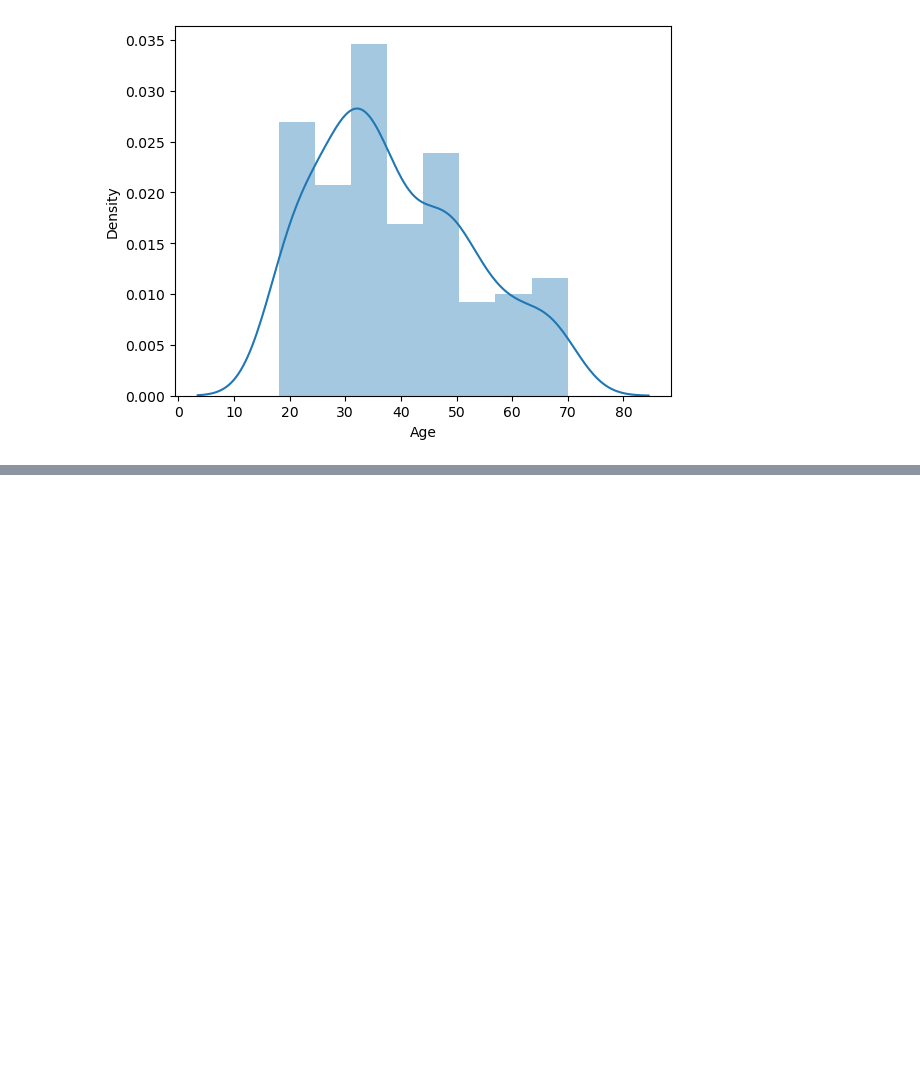
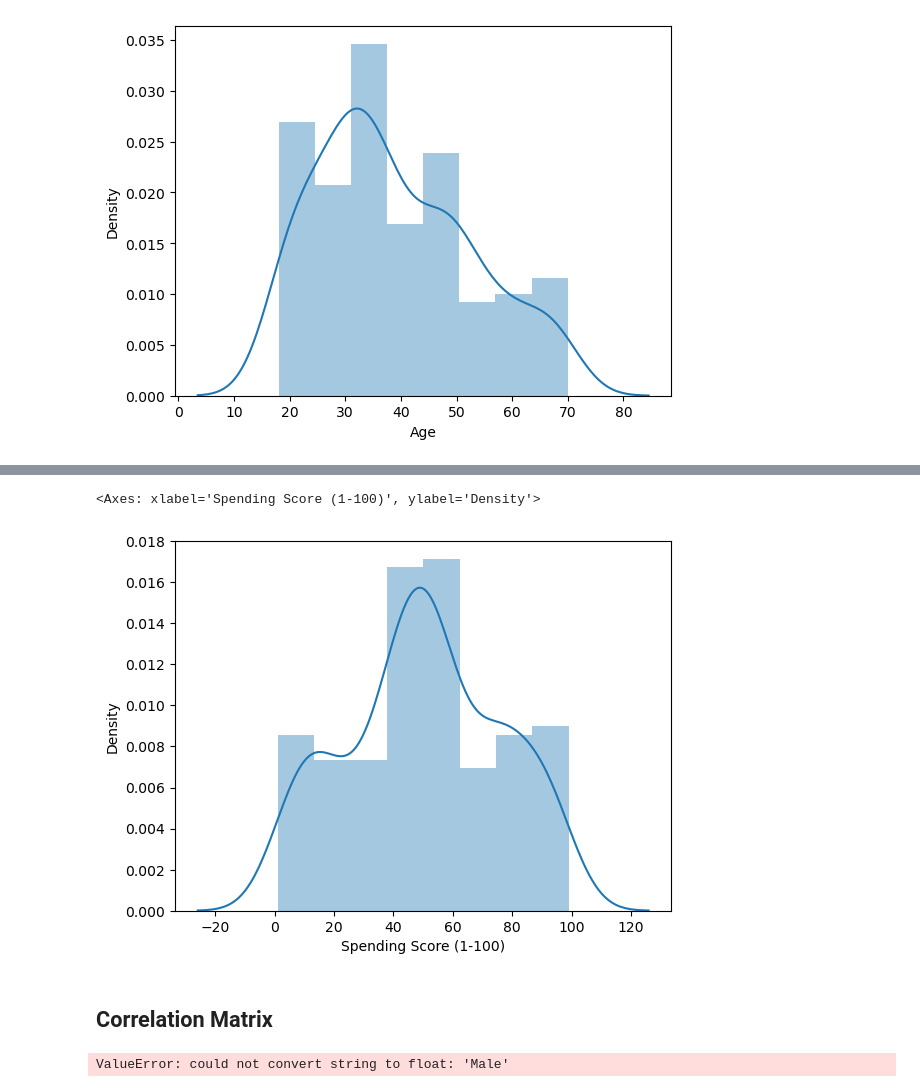
Before and after one commit to ParamDesai111/Mall-Customer-Segmentation-Analysis, a Jupyter notebook: Analysis-Clustering.ipynb, the cells around one changed output, grey strips where cells are left out. Saved outputs shown, nothing was run; the diff lists cells and outputs as text; code cells hidden in the pictures; blank space fills up the shorter version.

Commit message:
Correlation Matrix

```diff
--- a/Analysis-Clustering.ipynb
+++ b/Analysis-Clustering.ipynb
@@ -63,0 +74,12 @@ sns.distplot(df['Age'])
+# %%
+sns.distplot(df['Spending Score (1-100)']) # Almost Uniform
+# %% [output]
+<Axes: xlabel='Spending Score (1-100)', ylabel='Density'>
+[figure, added]
+# %% [markdown]
+## Correlation Matrix
+# %%
+corr = df.corr()
+sns.heatmap(corr, annot = True, cmap = 'coolwarm')
+# %% [output]
+ValueError: could not convert string to float: 'Male'
```
Also changed, not shown: parts of 3 cells of this notebook.
